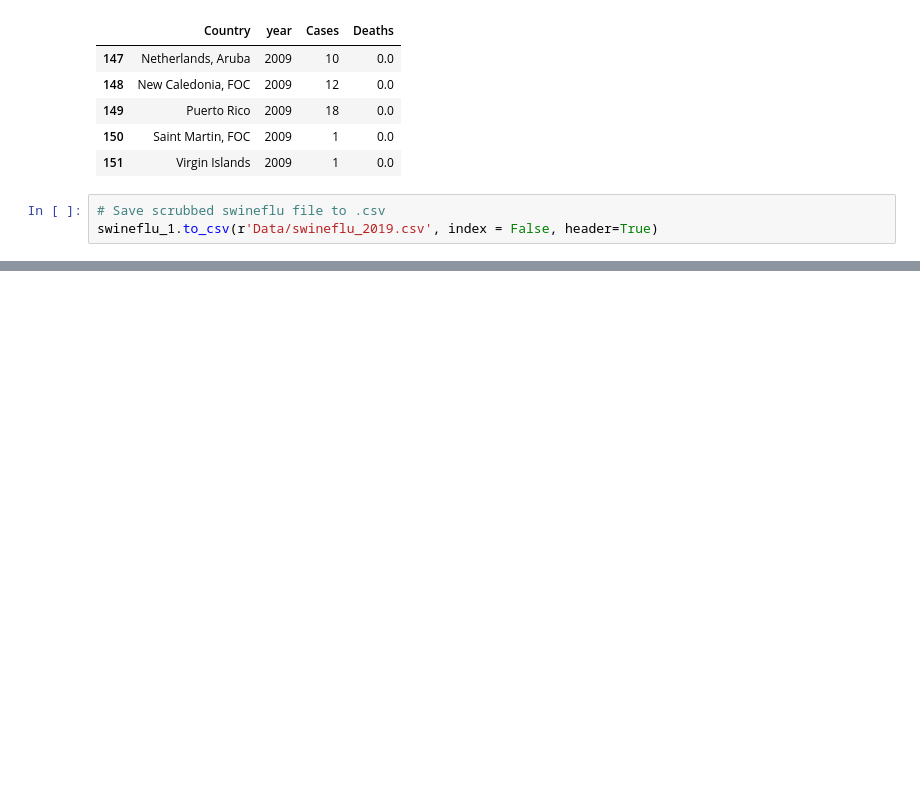
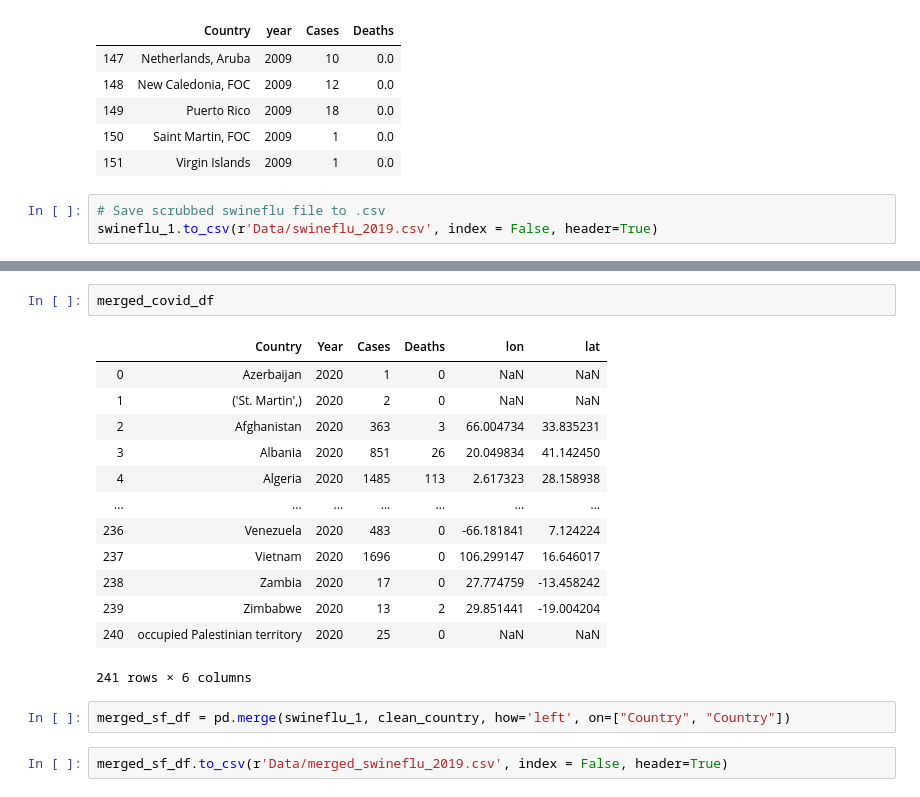
Before and after one commit to magcox5/Project2-Pandemic, a Jupyter notebook: swineflu_scrubbing.ipynb, the cells around one changed output, grey strips where cells are left out. Drawn from its saved outputs; the diff is of its cells as text; blank space fills up the shorter version.

```diff
--- a/swineflu_scrubbing.ipynb
+++ b/swineflu_scrubbing.ipynb
@@ -106,0 +210,20 @@ swineflu_1.to_csv(r'Data/swineflu_2019.csv', index = False, header=True)
+# %%
+merged_covid_df
+# %% [output]
+|  | Country | Year | Cases | Deaths | lon | lat |
+| 0 | Azerbaijan | 2020 | 1 | 0 | NaN | NaN |
+| 1 | ('St. Martin',) | 2020 | 2 | 0 | NaN | NaN |
+| 2 | Afghanistan | 2020 | 363 | 3 | 66.004734 | 33.835231 |
+| 3 | Albania | 2020 | 851 | 26 | 20.049834 | 41.142450 |
+| 4 | Algeria | 2020 | 1485 | 113 | 2.617323 | 28.158938 |
+| ... | ... | ... | ... | ... | ... | ... |
+| 236 | Venezuela | 2020 | 483 | 0 | -66.181841 | 7.124224 |
+| 237 | Vietnam | 2020 | 1696 | 0 | 106.299147 | 16.646017 |
+| 238 | Zambia | 2020 | 17 | 0 | 27.774759 | -13.458242 |
+| 239 | Zimbabwe | 2020 | 13 | 2 | 29.851441 | -19.004204 |
+| 240 | occupied Palestinian territory | 2020 | 25 | 0 | NaN | NaN |
+241 rows × 6 columns
+# %%
+merged_sf_df = pd.merge(swineflu_1, clean_country, how='left', on=["Country", "Country"])
+# %%
+merged_sf_df.to_csv(r'Data/merged_swineflu_2019.csv', index = False, header=True)
```
Also changed, not shown: parts of 15 cells of this notebook, 19 other files.
